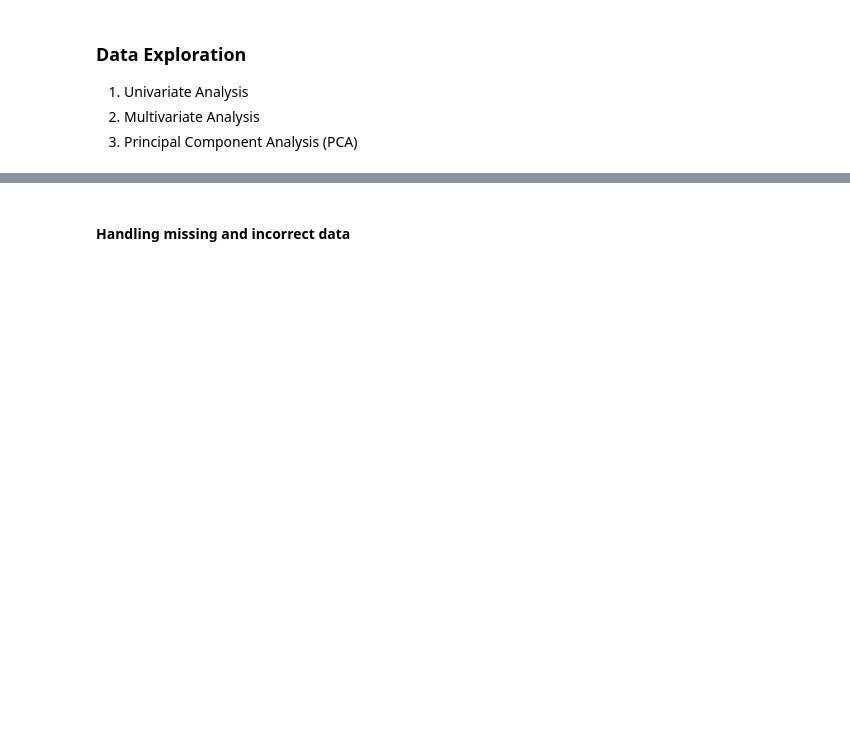
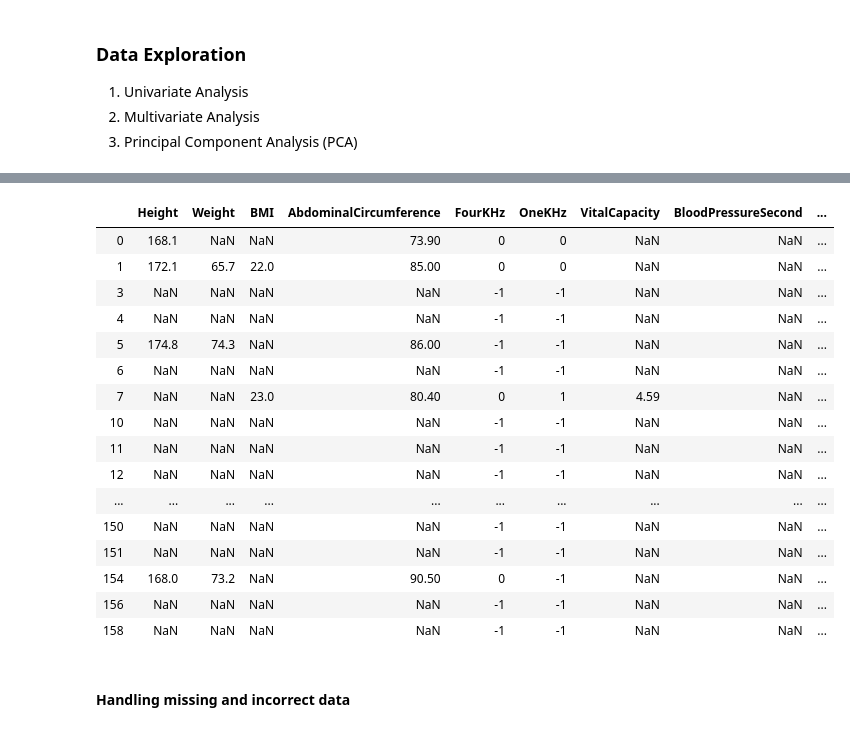
Before and after one commit to chaitalic07/Hands-on-challenge, a Jupyter notebook: ds_test.ipynb, the cells around one changed output, grey strips where cells are left out. Saved outputs shown, nothing was run; the diff lists cells and outputs as text; code cells hidden in the pictures; blank space fills up the shorter version.

```diff
--- a/ds_test.ipynb
+++ b/ds_test.ipynb
@@ -132,6 +132,26 @@ df.groupby('Label').mean()
 | Label |  |  |  |  |  |  |  |  | ... |
 | 0 | 169.282828 | 70.705354 | 23.592532 | 83.168261 | -0.681223 | -0.681223 | 2.731053 | 79.368750 | ... |
 | 1 | 169.362500 | 83.179792 | 22.978788 | 87.021053 | -0.561798 | -0.522472 | 2.967059 | 73.454545 | ... |
+# %%
+df.head(100)
+# %% [output]
+|  | Height | Weight | BMI | AbdominalCircumference | FourKHz | OneKHz | VitalCapacity | BloodPressureSecond | ... |
+| 0 | 168.1 | NaN | NaN | 73.90 | 0 | 0 | NaN | NaN | ... |
+| 1 | 172.1 | 65.7 | 22.0 | 85.00 | 0 | 0 | NaN | NaN | ... |
+| 3 | NaN | NaN | NaN | NaN | -1 | -1 | NaN | NaN | ... |
+| 4 | NaN | NaN | NaN | NaN | -1 | -1 | NaN | NaN | ... |
+| 5 | 174.8 | 74.3 | NaN | 86.00 | -1 | -1 | NaN | NaN | ... |
+| 6 | NaN | NaN | NaN | NaN | -1 | -1 | NaN | NaN | ... |
+| 7 | NaN | NaN | 23.0 | 80.40 | 0 | 1 | 4.59 | NaN | ... |
+| 10 | NaN | NaN | NaN | NaN | -1 | -1 | NaN | NaN | ... |
+| 11 | NaN | NaN | NaN | NaN | -1 | -1 | NaN | NaN | ... |
+| 12 | NaN | NaN | NaN | NaN | -1 | -1 | NaN | NaN | ... |
+| ... | ... | ... | ... | ... | ... | ... | ... | ... | ... |
+| 150 | NaN | NaN | NaN | NaN | -1 | -1 | NaN | NaN | ... |
+| 151 | NaN | NaN | NaN | NaN | -1 | -1 | NaN | NaN | ... |
+| 154 | 168.0 | 73.2 | NaN | 90.50 | 0 | -1 | NaN | NaN | ... |
+| 156 | NaN | NaN | NaN | NaN | -1 | -1 | NaN | NaN | ... |
+| 158 | NaN | NaN | NaN | NaN | -1 | -1 | NaN | NaN | ... |
 # %% [markdown]
 #### Handling missing and incorrect data
 # %%
```
Also changed, not shown: parts of 21 cells of this notebook.
